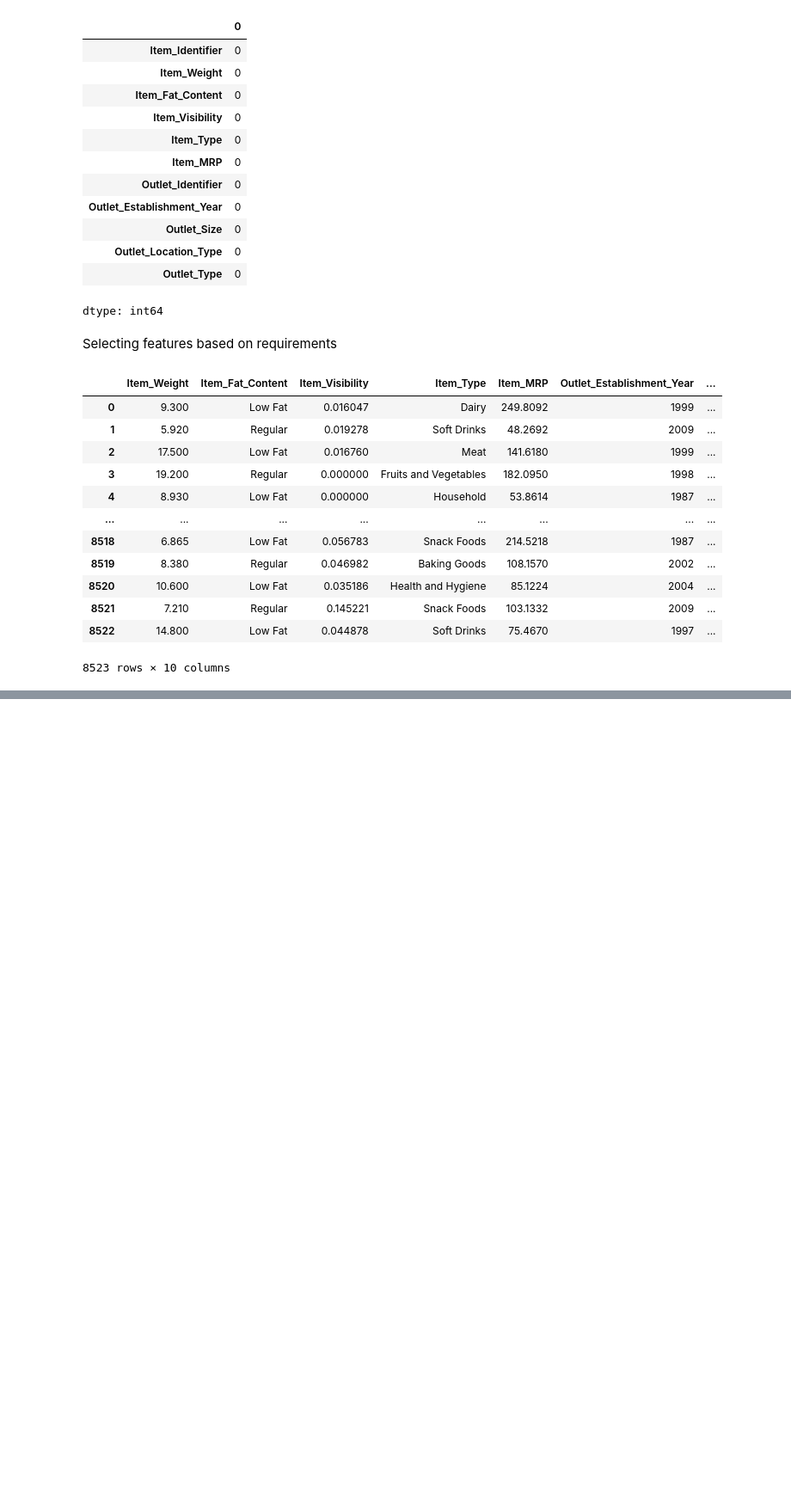
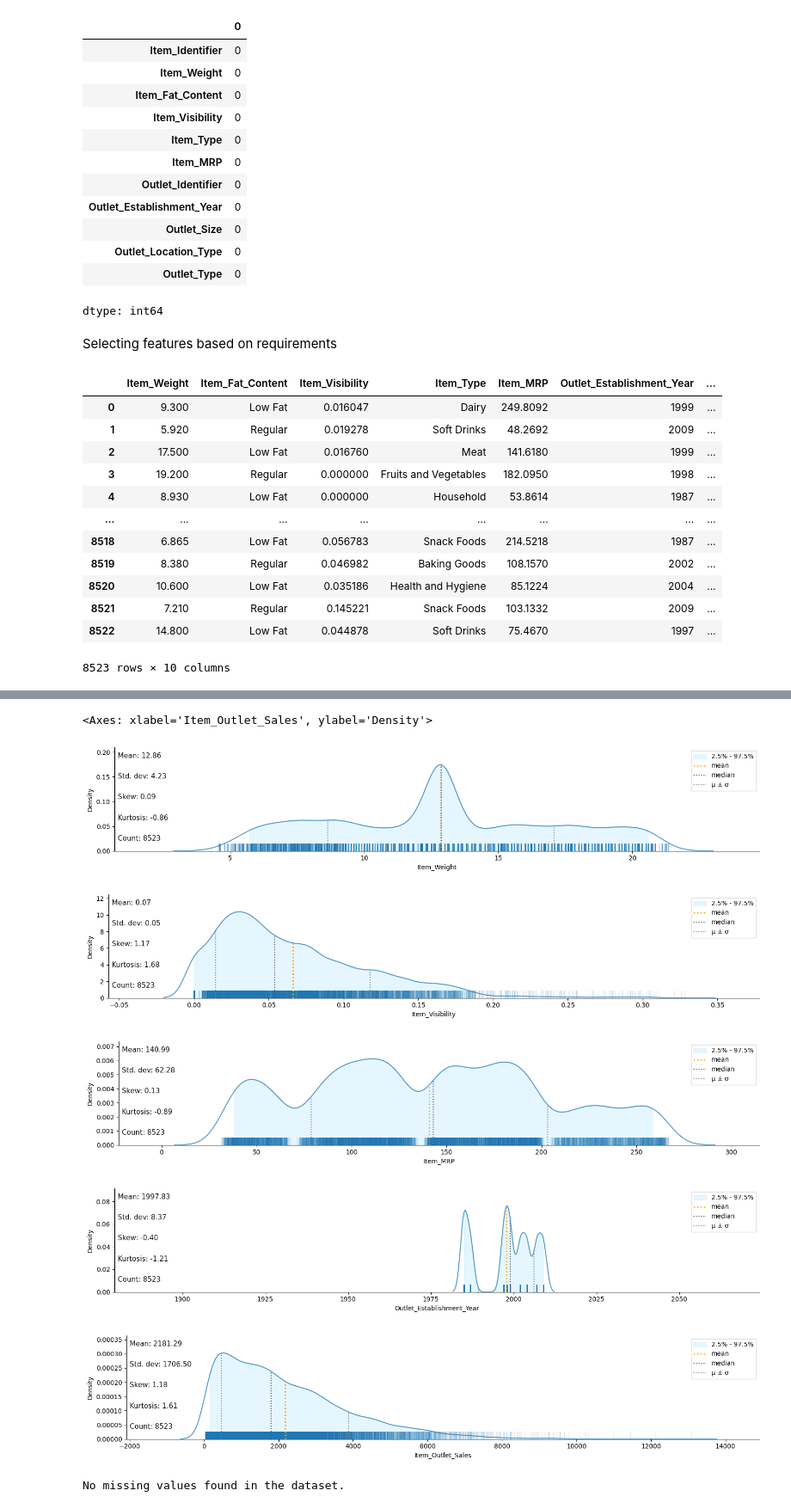
Before and after one commit to dhanihaneesha/Retailscope, a Jupyter notebook: RetailScope.ipynb, the cells around one changed output, grey strips where cells are left out. Shown at 86% size. Saved outputs shown, nothing was run; the diff lists cells and outputs as text; code cells hidden in the pictures; blank space fills up the shorter version.

```diff
--- a/RetailScope.ipynb
+++ b/RetailScope.ipynb
@@ -226,0 +259,13 @@ df_train
+# %%
+klib.dist_plot(df_train)
+# %% [output]
+<Axes: xlabel='Item_Outlet_Sales', ylabel='Density'>
+[figure, added]
+[figure, added]
+[figure, added]
+[figure, added]
+[figure, added]
+# %%
+klib.missingval_plot(df_train)
+# %% [output]
+No missing values found in the dataset.
```
Also changed, not shown: parts of 15 cells of this notebook.
